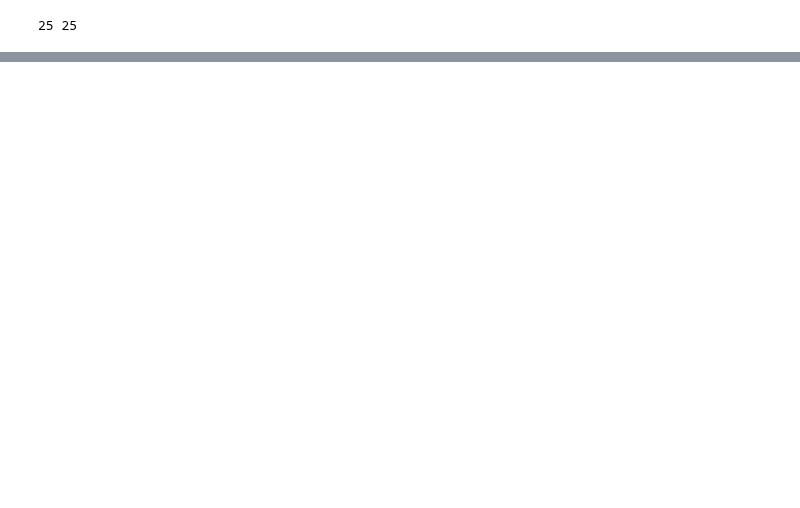
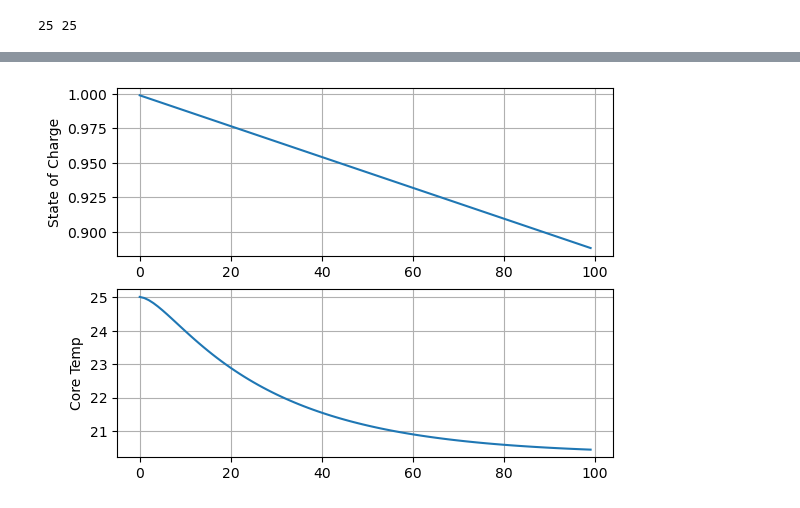
Before and after one commit to amirhosseinh77/Lithium-ion-Battery-Sim, a Jupyter notebook: thermal.ipynb, the cells around one changed output, grey strips where cells are left out. Cells and saved outputs as stored; diff of their text form; code cells hidden in the pictures; blank space fills up the shorter version.

```diff
--- a/thermal.ipynb
+++ b/thermal.ipynb
@@ -33,0 +52,23 @@ for i in range(50):
+# %%
+from elements.fullModel import LithiumIonBattery
+
+cell = LithiumIonBattery()
+# %%
+temps = []
+
+for i in range(100):
+    cell.updateModel(100, 20)
+    temps.append([cell.ECM.z_k, cell.ThM.Tc])
+
+temps = np.array(temps).reshape(-1,2)
+
+plt.subplot(2,1,1)
+plt.plot(temps[:,0])
+plt.ylabel('State of Charge')
+plt.grid()
+plt.subplot(2,1,2)
+plt.plot(temps[:,1])
+plt.ylabel('Core Temp')
+plt.grid()
+# %% [output]
+[figure, added]
```
Also changed, not shown: parts of 4 cells of this notebook, 2 other files.
